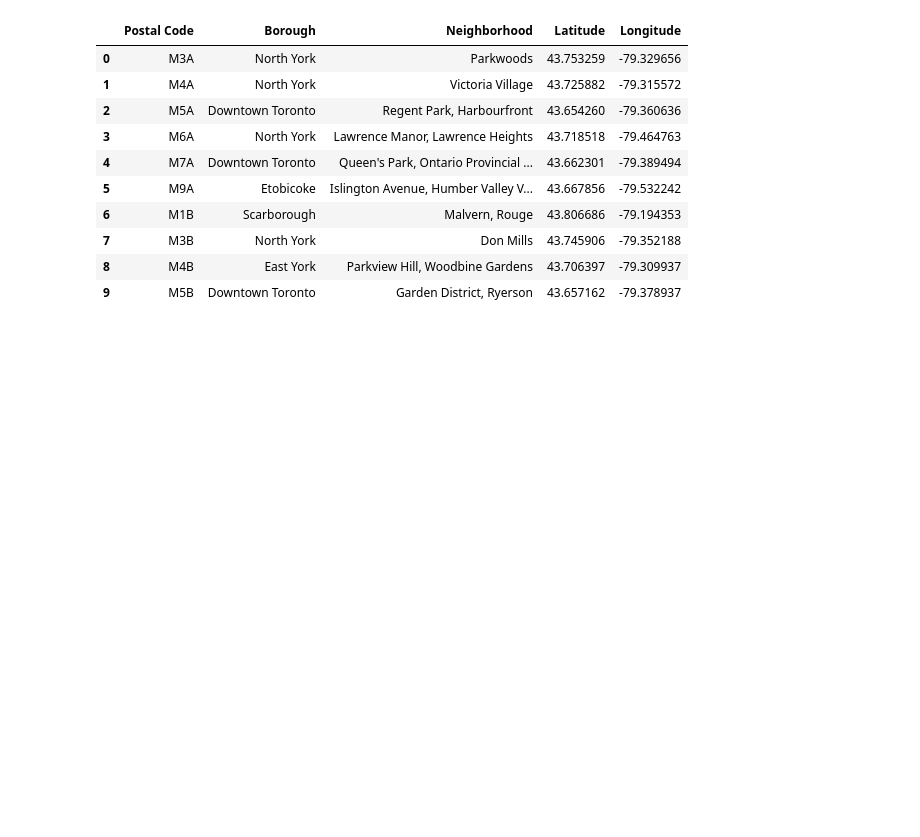
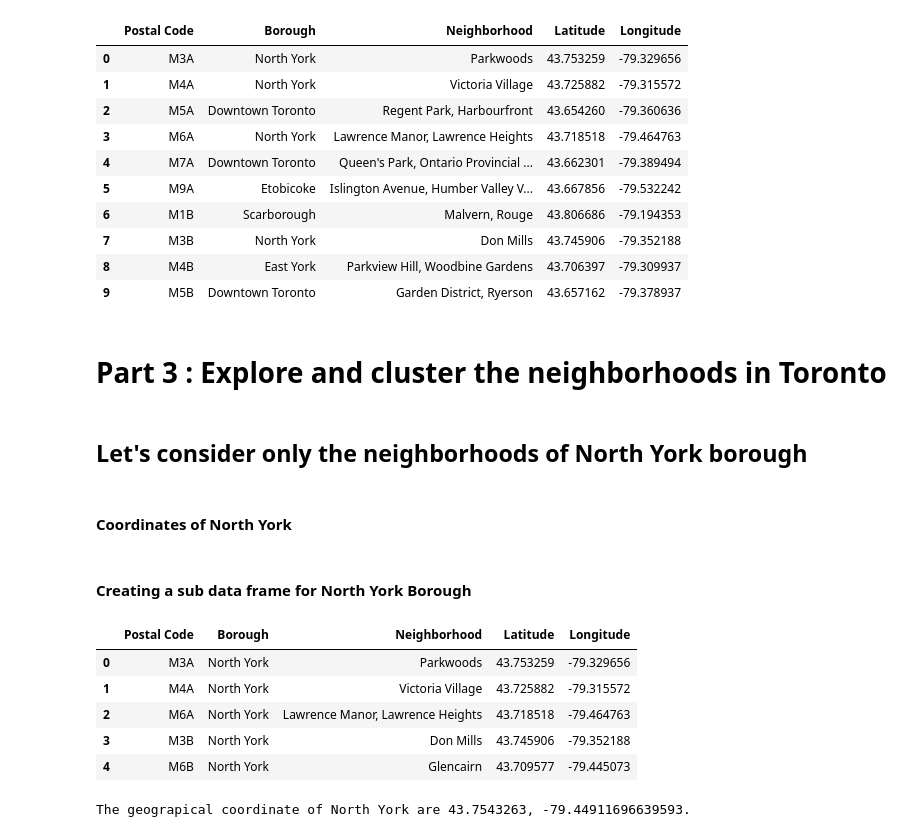
Before and after one commit to Desperados113/Created-on-IBM-plateforme, a Jupyter notebook: Capstone Project Course Assignment.ipynb, the cells around one changed output. Cells and saved outputs as stored; diff of their text form; code cells hidden in the pictures; blank space fills up the shorter version.

```diff
--- a/Capstone Project Course Assignment.ipynb
+++ b/Capstone Project Course Assignment.ipynb
@@ -102,12 +102,12 @@ df2.head()
 ### Now,we will merge the 2 data frames in order to get the 5 columns (Borougn, Neighborhood, Postal code, Latitude, Logitue) on the same data frame
 # %%
 #Using the merge function of pandas
-df_updated=pd.merge(df,df2)
+df_Toronto=pd.merge(df,df2)
 
-print('Shape of the data frame : ', df_updated.shape)
+print('Shape of the data frame : ', df_Toronto.shape)
 
 #Having a look on the new dataframe version
-df_updated.head(10)
+df_Toronto.head(10)
 # %% [output]
 Shape of the data frame :  (103, 5)
 |  | Postal Code | Borough | Neighborhood | Latitude | Longitude |
@@ -121,3 +121,9 @@ Shape of the data frame :  (103, 5)
 | 7 | M3B | North York | Don Mills | 43.745906 | -79.352188 |
 | 8 | M4B | East York | Parkview Hill, Woodbine Gardens | 43.706397 | -79.309937 |
 | 9 | M5B | Downtown Toronto | Garden District, Ryerson | 43.657162 | -79.378937 |
+# %% [markdown]
+# Part 3 : Explore and cluster the neighborhoods in Toronto
+# %% [markdown]
+## Let's consider only the neighborhoods of North York borough
+# %% [markdown]
+#### Coordinates of North York
@@ -123,0 +135,22 @@ Shape of the data frame :  (103, 5)
+# %% [markdown]
+#### Creating a sub data frame for North York Borough
+# %%
+North_York_data = df_Toronto[df_Toronto['Borough'] == 'North York'].reset_index(drop=True)
+North_York_data.head()
+# %% [output]
+|  | Postal Code | Borough | Neighborhood | Latitude | Longitude |
+| 0 | M3A | North York | Parkwoods | 43.753259 | -79.329656 |
+| 1 | M4A | North York | Victoria Village | 43.725882 | -79.315572 |
+| 2 | M6A | North York | Lawrence Manor, Lawrence Heights | 43.718518 | -79.464763 |
+| 3 | M3B | North York | Don Mills | 43.745906 | -79.352188 |
+| 4 | M6B | North York | Glencairn | 43.709577 | -79.445073 |
+# %%
+address = 'North York, Toronto, CA'
+
+geolocator = Nominatim(user_agent="North_York_explorer")
+location = geolocator.geocode(address)
+latitude = location.latitude
+longitude = location.longitude
+print('The geograpical coordinate of North York are {}, {}.'.format(latitude, longitude))
+# %% [output]
+The geograpical coordinate of North York are 43.7543263, -79.44911696639593.
```
Also changed, not shown: parts of 31 cells of this notebook.
